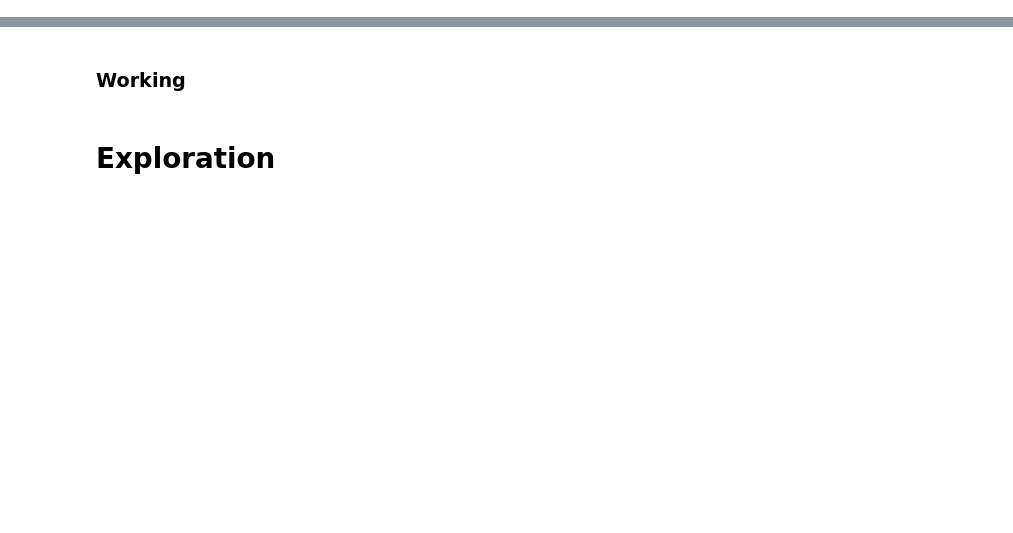
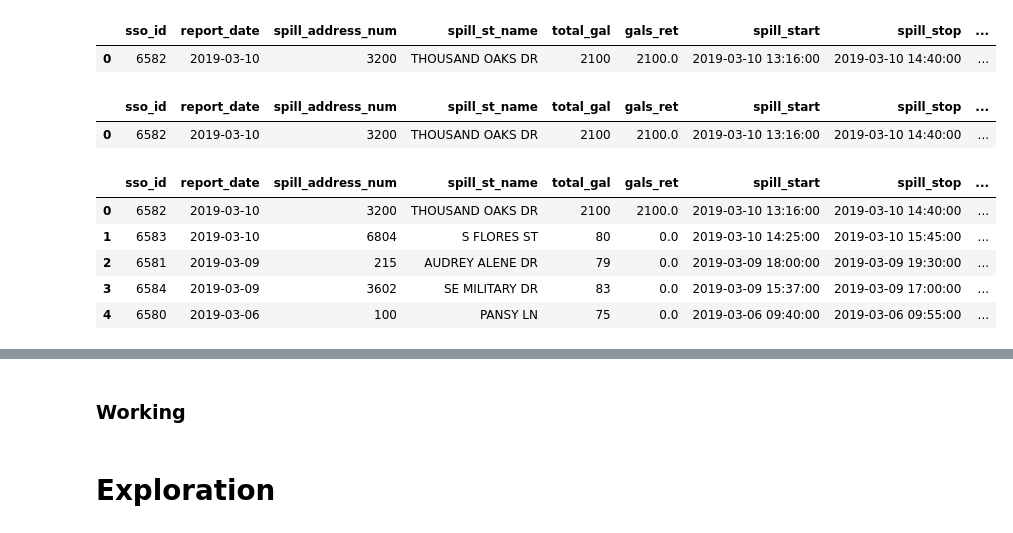
Before and after one commit to we-came-we-SAWS-we-conquered/saws-capstone-project, a Jupyter notebook: cameron_repo/Cameron_notebook.ipynb, the cells around one changed output, grey strips where cells are left out. Cells and saved outputs as stored; diff of their text form; code cells hidden in the pictures; blank space fills up the shorter version.

```diff
--- a/cameron_repo/Cameron_notebook.ipynb
+++ b/cameron_repo/Cameron_notebook.ipynb
@@ -31,0 +57,36 @@ pd.set_option('display.max_columns', 50)
+# %%
+mf = prepare.prepare_sso_df2()
+mf.head(1)
+# %% [output]
+|  | sso_id | report_date | spill_address_num | spill_st_name | total_gal | gals_ret | spill_start | spill_stop | ... |
+| 0 | 6582 | 2019-03-10 | 3200 | THOUSAND OAKS DR | 2100 | 2100.0 | 2019-03-10 13:16:00 | 2019-03-10 14:40:00 | ... |
+# %%
+df = mf[:20]
+# %%
+df.head(1)
+# %% [output]
+|  | sso_id | report_date | spill_address_num | spill_st_name | total_gal | gals_ret | spill_start | spill_stop | ... |
+| 0 | 6582 | 2019-03-10 | 3200 | THOUSAND OAKS DR | 2100 | 2100.0 | 2019-03-10 13:16:00 | 2019-03-10 14:40:00 | ... |
+# %%
+df.spill_address_full = df.spill_address_full+', San Antonio, TX, USA'
+# %%
+from geopy.extra.rate_limiter import RateLimiter
+from geopy.geocoders import Nominatim
+
+locator = Nominatim(user_agent="myGeocoder")
+geocode = RateLimiter(locator.geocode, min_delay_seconds=.1,
+                    max_retries=10, error_wait_seconds=1)
+df['location'] = df['spill_address_full'].apply(geocode)
+df['zip_code'] = 'None'
+for t,l in enumerate(df.location):
+    if l is not None:
+        df['zip_code'][t] = l.raw['display_name'].split(',')[-2]
+# %%
+df.head()
+# %% [output]
+|  | sso_id | report_date | spill_address_num | spill_st_name | total_gal | gals_ret | spill_start | spill_stop | ... |
+| 0 | 6582 | 2019-03-10 | 3200 | THOUSAND OAKS DR | 2100 | 2100.0 | 2019-03-10 13:16:00 | 2019-03-10 14:40:00 | ... |
+| 1 | 6583 | 2019-03-10 | 6804 | S FLORES ST | 80 | 0.0 | 2019-03-10 14:25:00 | 2019-03-10 15:45:00 | ... |
+| 2 | 6581 | 2019-03-09 | 215 | AUDREY ALENE DR | 79 | 0.0 | 2019-03-09 18:00:00 | 2019-03-09 19:30:00 | ... |
+| 3 | 6584 | 2019-03-09 | 3602 | SE MILITARY DR | 83 | 0.0 | 2019-03-09 15:37:00 | 2019-03-09 17:00:00 | ... |
+| 4 | 6580 | 2019-03-06 | 100 | PANSY LN | 75 | 0.0 | 2019-03-06 09:40:00 | 2019-03-06 09:55:00 | ... |
```
Also changed, not shown: parts of 72 cells of this notebook, 2 other files.
